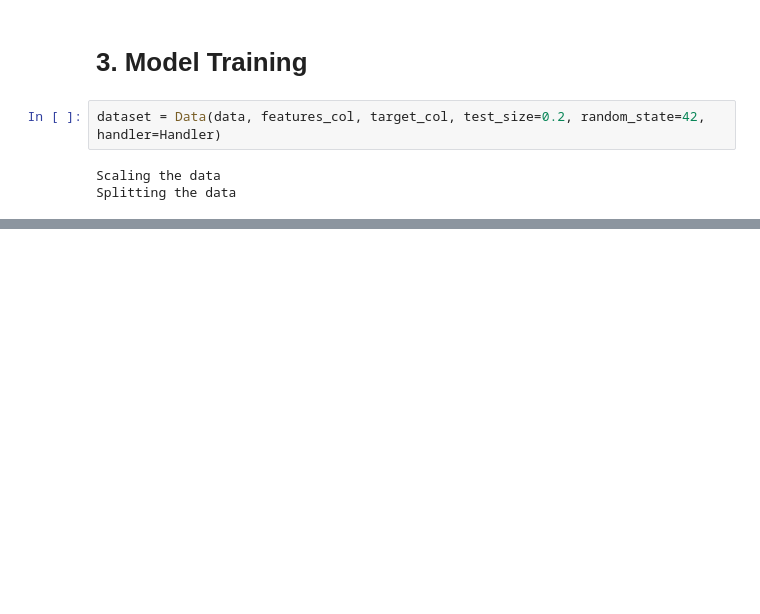
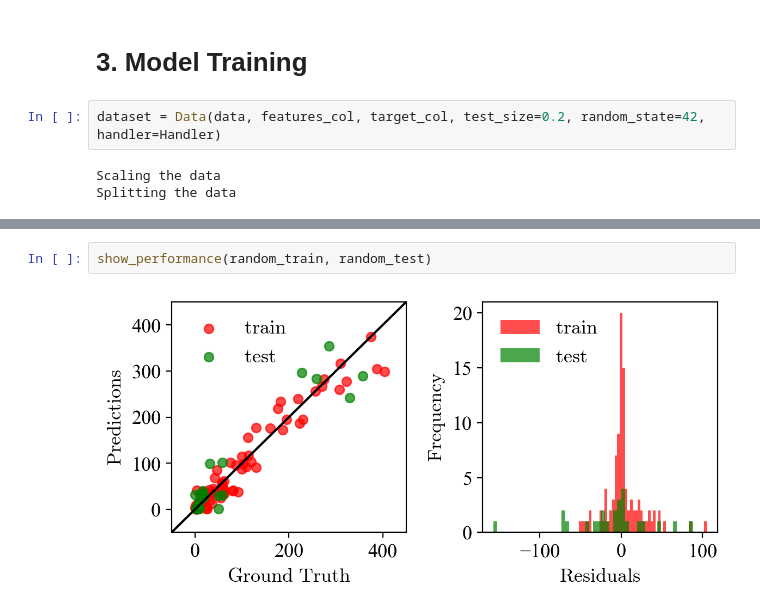
Before and after one commit to EnthusiasticTeslim/ActiveLearner, a Jupyter notebook: notebooks/Polymer.ipynb, the cells around one changed output, grey strips where cells are left out. Cells and saved outputs as stored; diff of their text form; blank space fills up the shorter version.

```diff
--- a/notebooks/Polymer.ipynb
+++ b/notebooks/Polymer.ipynb
@@ -278,0 +204,4 @@ plt.tight_layout()
+# %%
+show_performance(random_train, random_test)
+# %% [output]
+[figure, added]
```
Also changed, not shown: parts of 17 cells of this notebook, 6 other files.
